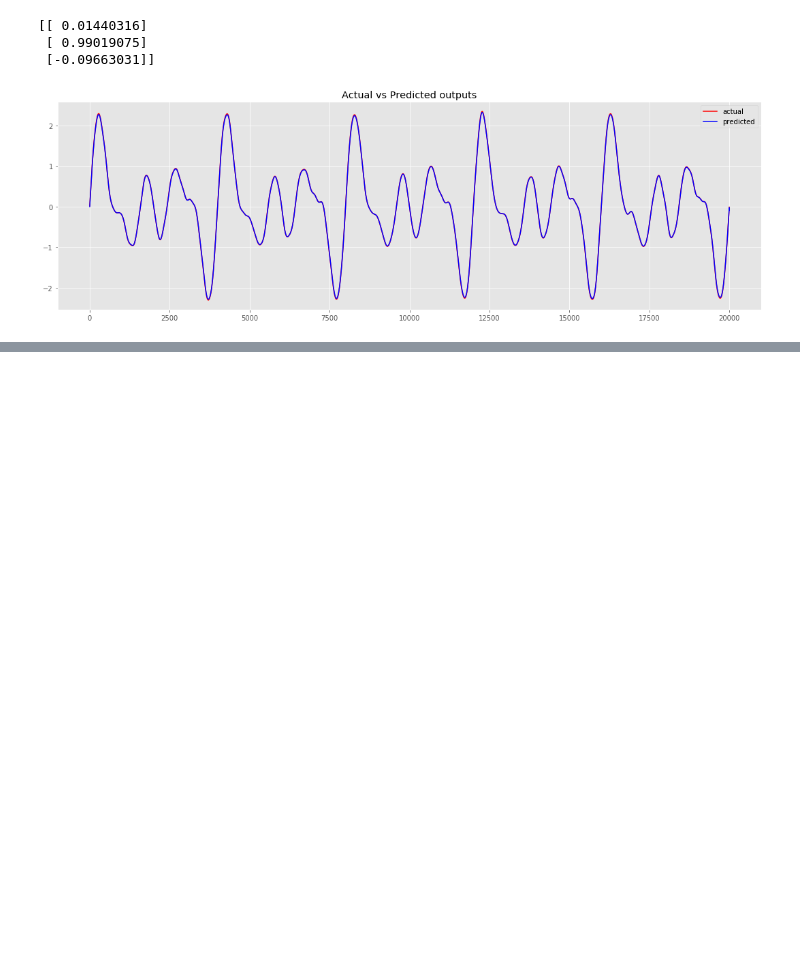
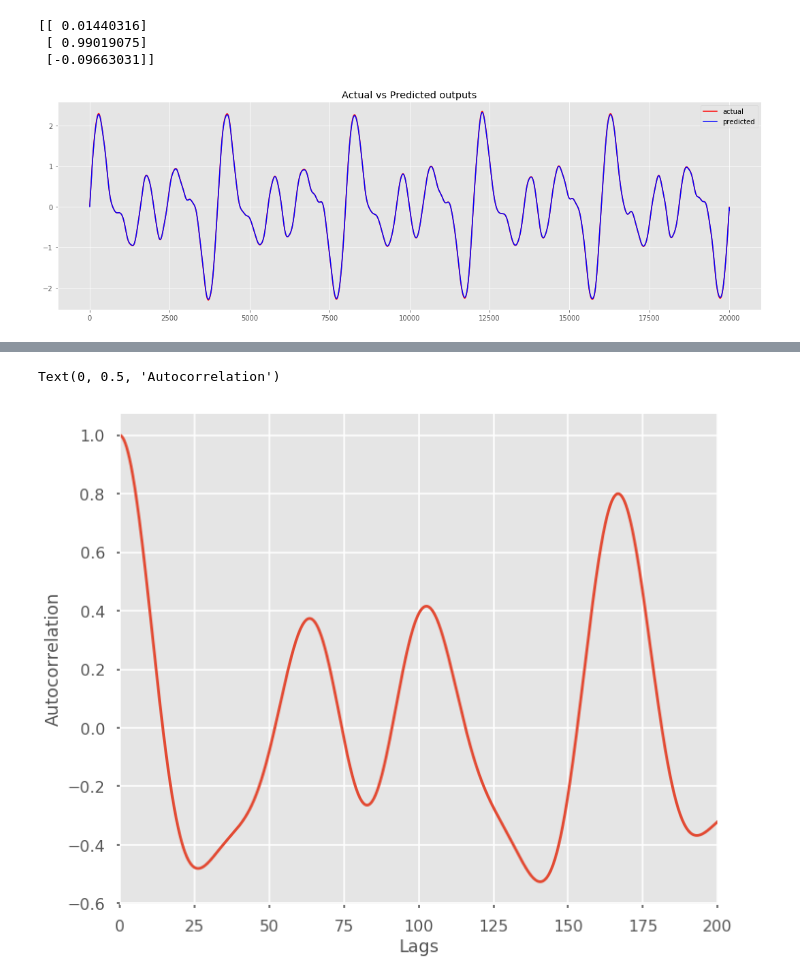
Before and after one commit to A-Gulati/Time_Series, a Jupyter notebook: notebooks/Counting cycles in time series data.ipynb, the cells around one changed output, grey strips where cells are left out. Saved outputs shown, nothing was run; the diff lists cells and outputs as text; code cells hidden in the pictures; blank space fills up the shorter version.

```diff
--- a/notebooks/Counting cycles in time series data.ipynb
+++ b/notebooks/Counting cycles in time series data.ipynb
@@ -283,0 +382,9 @@ plt.show()
+# %%
+plt.figure(figsize = (10, 8))
+plt.plot(lag, acf)
+plt.xlim((0, 200))
+plt.xlabel('Lags')
+plt.ylabel('Autocorrelation')
+# %% [output]
+Text(0, 0.5, 'Autocorrelation')
+[figure, added]
```
Also changed, not shown: parts of 11 cells of this notebook.
